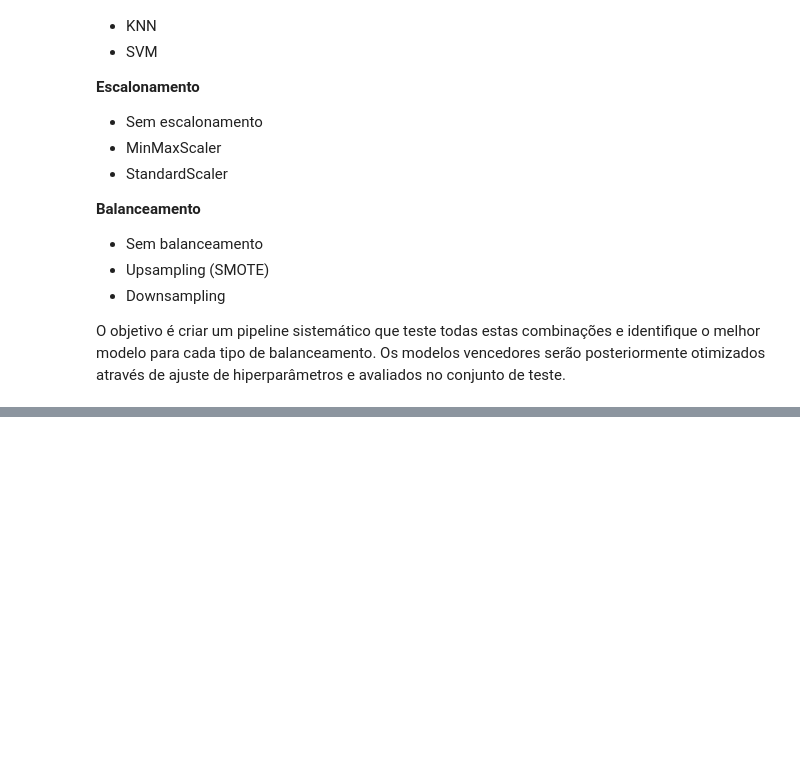
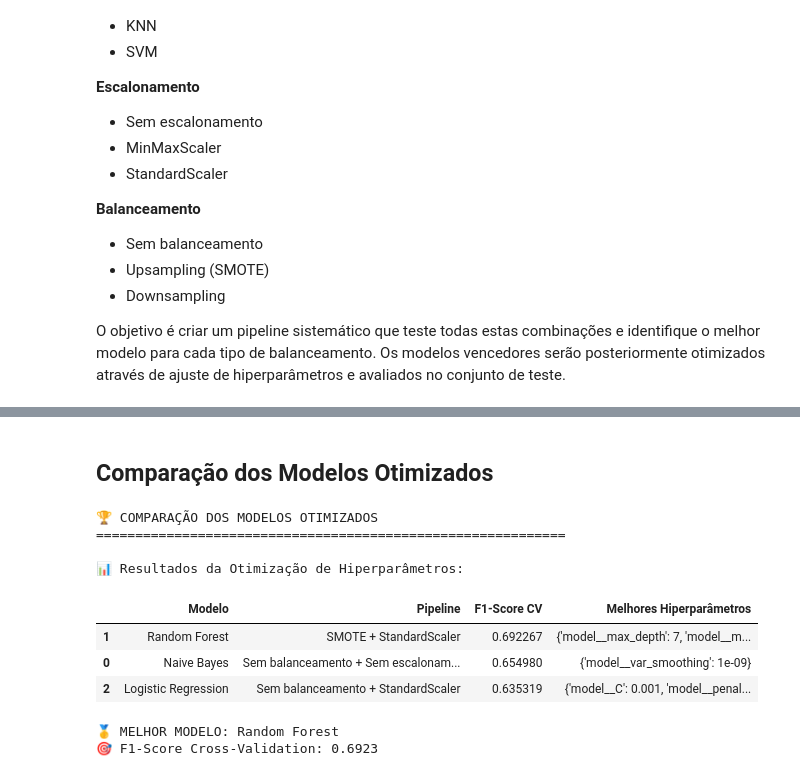
Before and after one commit to VitorMirandaAquino/pucrio-mvp-machine-learning, a Jupyter notebook: MVP_MACHINE_LEARNING.ipynb, the cells around one changed output, grey strips where cells are left out. Saved outputs shown, nothing was run; the diff lists cells and outputs as text; code cells hidden in the pictures; blank space fills up the shorter version.

```diff
--- a/MVP_MACHINE_LEARNING.ipynb
+++ b/MVP_MACHINE_LEARNING.ipynb
@@ -528,0 +724,60 @@ display(df_results_1.sort_values(by='acc_mean', ascending=False).head(3))
+# %% [markdown]
+## Comparação dos Modelos Otimizados
+# %%
+# =========================================================================
+# COMPARAÇÃO DOS MODELOS OTIMIZADOS
+# =========================================================================
+print("🏆 COMPARAÇÃO DOS MODELOS OTIMIZADOS")
+print("=" * 60)
+
+# Compilação dos resultados dos modelos otimizados
+optimized_results = pd.DataFrame({
+    'Modelo': ['Naive Bayes', 'Random Forest', 'Logistic Regression'],
+    'Pipeline': [
+        'Sem balanceamento + Sem escalonamento',
+        'SMOTE + StandardScaler',
+        'Sem balanceamento + StandardScaler'
+    ],
+    'F1-Score CV': [
+        grid_search_nb.best_score_,
+        grid_search_rf.best_score_,
+        grid_search_lr.best_score_
+    ],
+    'Melhores Hiperparâmetros': [
+        str(grid_search_nb.best_params_),
+        str(grid_search_rf.best_params_),
+        str(grid_search_lr.best_params_)
+    ]
+})
+
+# Ordenar por F1-Score
+optimized_results = optimized_results.sort_values('F1-Score CV', ascending=False)
+
+print("\n📊 Resultados da Otimização de Hiperparâmetros:")
+display(optimized_results)
+
+# Identificar o melhor modelo
+best_model_name = optimized_results.iloc[0]['Modelo']
+best_f1_score = optimized_results.iloc[0]['F1-Score CV']
+
+print(f"\n🥇 MELHOR MODELO: {best_model_name}")
+print(f"🎯 F1-Score Cross-Validation: {best_f1_score:.4f}")
+
+# Definir o melhor modelo para avaliação final
+if best_model_name == 'Naive Bayes':
+    final_model = best_nb_model
+elif best_model_name == 'Random Forest':
+    final_model = best_rf_model
+else:
+    final_model = best_lr_model
+# %% [output]
+🏆 COMPARAÇÃO DOS MODELOS OTIMIZADOS
+============================================================
+
+📊 Resultados da Otimização de Hiperparâmetros:
+|  | Modelo | Pipeline | F1-Score CV | Melhores Hiperparâmetros |
+| 1 | Random Forest | SMOTE + StandardScaler | 0.692267 | {'model__max_depth': 7, 'model__m... |
+| 0 | Naive Bayes | Sem balanceamento + Sem escalonam... | 0.654980 | {'model__var_smoothing': 1e-09} |
+| 2 | Logistic Regression | Sem balanceamento + StandardScaler | 0.635319 | {'model__C': 0.001, 'model__penal... |
+🥇 MELHOR MODELO: Random Forest
+🎯 F1-Score Cross-Validation: 0.6923
```
Also changed, not shown: parts of 24 cells of this notebook.
